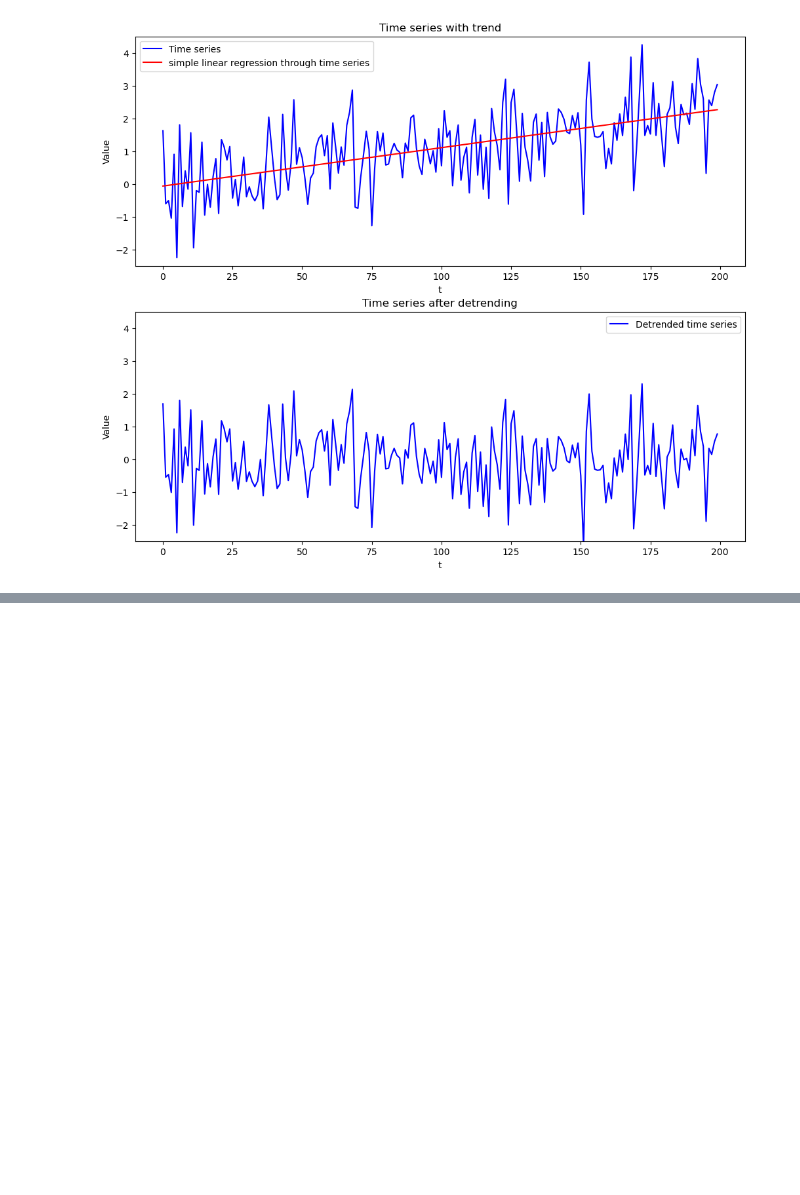
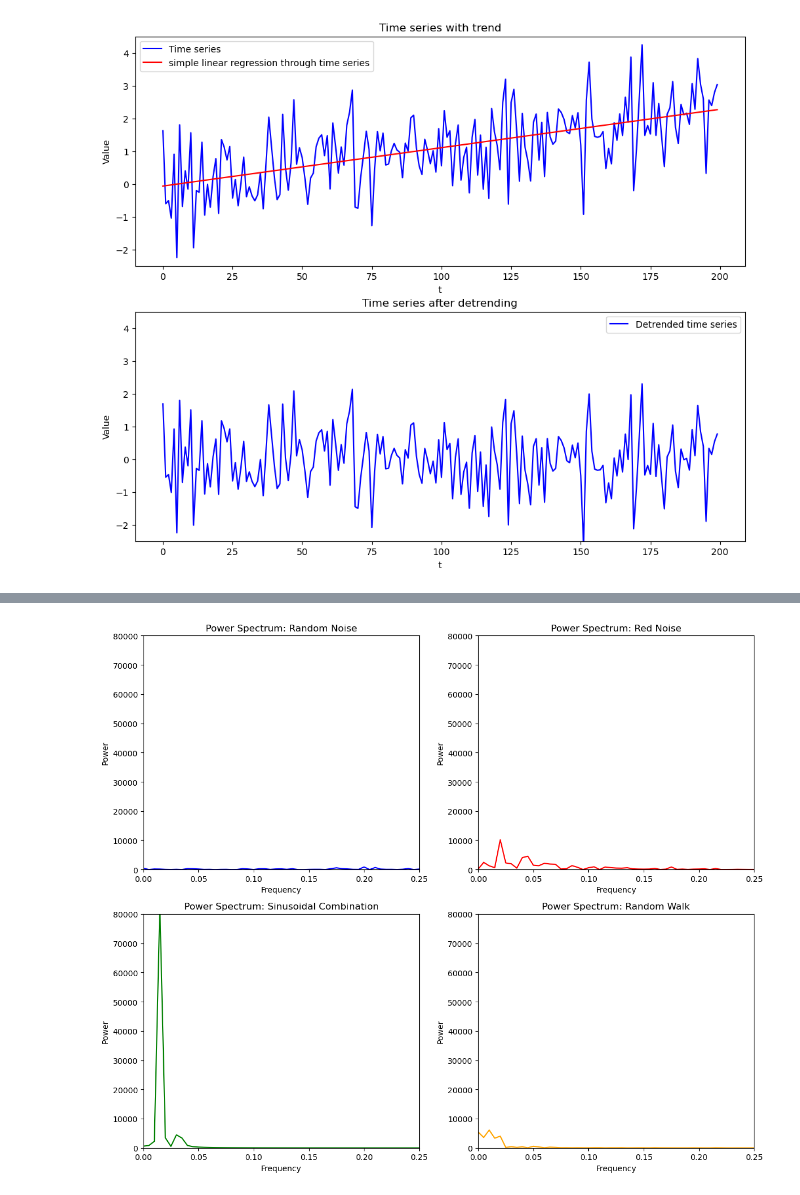
Before and after one commit to nielsjdewinter/VU_Data_analysis_Jupyter_labs, a Jupyter notebook: Syllabus_functions.ipynb, the cells around one changed output, grey strips where cells are left out. Cells and saved outputs as stored; diff of their text form; code cells hidden in the pictures; blank space fills up the shorter version.

Commit message:
Update of syllabus and function notebook

```diff
--- a/Syllabus_functions.ipynb
+++ b/Syllabus_functions.ipynb
@@ -1600,0 +1607,86 @@ plt.legend()
+# %%
+np.random.seed(1) # Set seed for reproducibility
+
+# Number of time points
+n = 200
+
+# Generate time series with different characteristics
+# 1. Random noise time series
+ts1 = np.random.normal(0, 1, n)
+
+# 2. Red noise (autocorrelated) time series
+ts2 = np.zeros(n)
+alpha = 0.8 # Set factor with which to multiply
+ts2[0] = np.random.normal(0, 1) # Set first value
+for t in range(1, n):
+    ts2[t] = alpha * ts2[t-1] + np.random.normal(0, 1) # Multiply previous value by the factor alpha and add random number
+
+# 3. Combination of sinusoids time series
+t = np.arange(n) # Create time vector
+ts3 = 3 * np.sin(t / 10) + np.sin(t / 5)
+
+# 4. Random walk time series
+ts4 = np.zeros(n)
+ts4[0] = np.random.normal(0, 1) # Set first value
+for t in range(1, n):
+    ts4[t] = ts4[t-1] + np.random.normal(0, 0.2) # Add random number to the previous value to obtain the next number
+
+
+# Function to compute the power spectrum
+def compute_power_spectrum(series):
+    fft_result = np.fft.fft(series)
+    power_spectrum = np.abs(fft_result) ** 2
+    frequencies = np.fft.fftfreq(len(series))
+    return frequencies[:len(series)//2], power_spectrum[:len(series)//2]  # Return only the positive frequencies
+
+# Compute power spectra
+frequencies1, power1 = compute_power_spectrum(ts1)
+frequencies2, power2 = compute_power_spectrum(ts2)
+frequencies3, power3 = compute_power_spectrum(ts3)
+frequencies4, power4 = compute_power_spectrum(ts4)
+
+# Plot the power spectra
+
+plt.figure(figsize=(12, 10))
+
+# Random Noise Power Spectrum
+plt.subplot(2, 2, 1)
+plt.plot(frequencies1, power1, color='blue')
+plt.title('Power Spectrum: Random Noise')
+plt.xlabel('Frequency')
+plt.ylabel('Power')
+plt.ylim(0, 80000)
+plt.xlim(0, 0.25)
+
+# Red Noise Power Spectrum
+plt.subplot(2, 2, 2)
+plt.plot(frequencies2, power2, color='red')
+plt.title('Power Spectrum: Red Noise')
+plt.xlabel('Frequency')
+plt.ylabel('Power')
+plt.ylim(0, 80000)
+plt.xlim(0, 0.25)
+
+# Sinusoidal Combination Power Spectrum
+plt.subplot(2, 2, 3)
+plt.plot(frequencies3, power3, color='green')
+plt.title('Power Spectrum: Sinusoidal Combination')
+plt.xlabel('Frequency')
+plt.ylabel('Power')
+plt.ylim(0, 80000)
+plt.xlim(0, 0.25)
+
+# Random Walk Power Spectrum
+plt.subplot(2, 2, 4)
+plt.plot(frequencies4, power4, color='orange')
+plt.title('Power Spectrum: Random Walk')
+plt.xlabel('Frequency')
+plt.ylabel('Power')
+plt.ylim(0, 80000)
+plt.xlim(0, 0.25)
+
+# Adjust layout to prevent overlap
+plt.tight_layout()
+plt.show()
+# %% [output]
+[figure, added]
```
Also changed, not shown: parts of 8 cells of this notebook, 1 other file.
